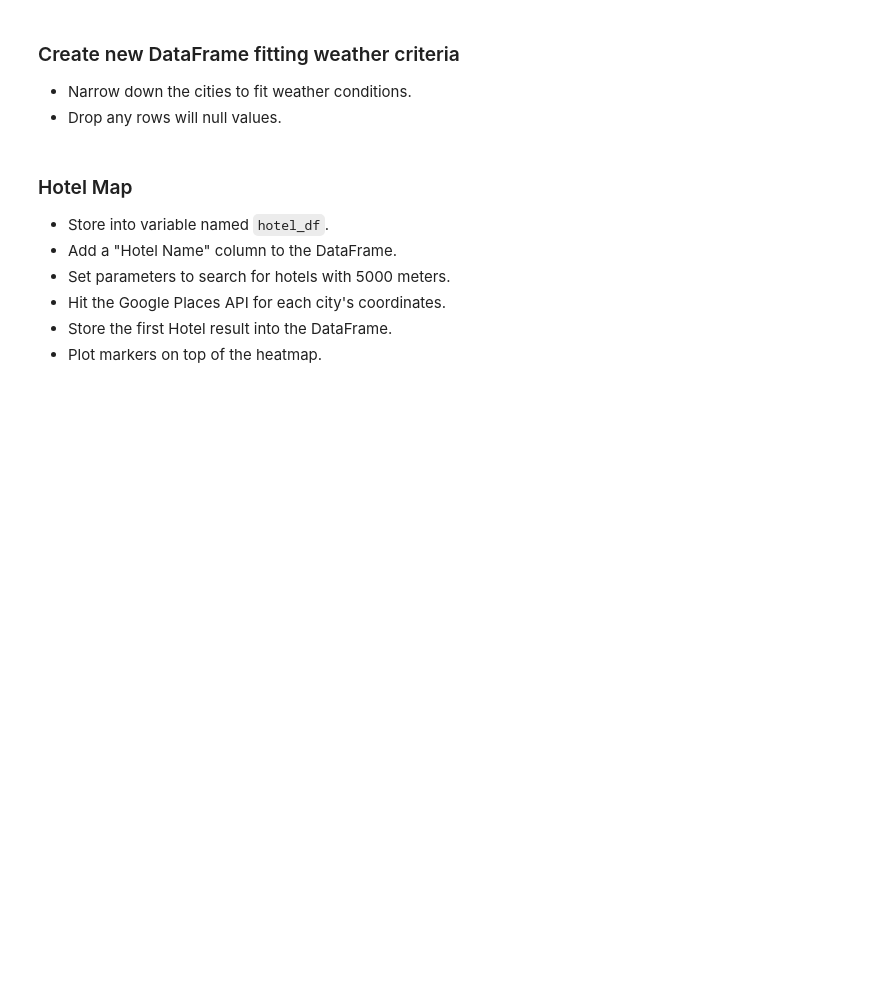
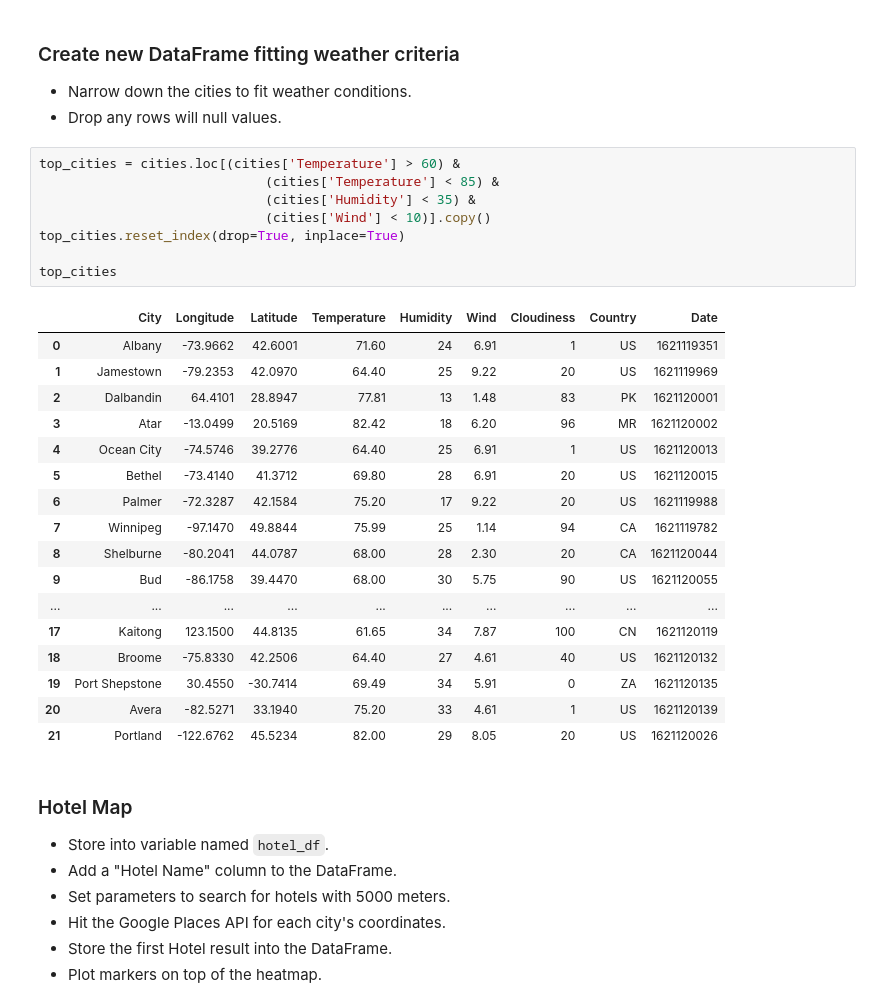
Before and after one commit to manny-p/python-api-challenge, a Jupyter notebook: VacationPy/VacationPy.ipynb, the cells around one changed output. Drawn from its saved outputs; the diff is of its cells as text; blank space fills up the shorter version.

```diff
--- a/VacationPy/VacationPy.ipynb
+++ b/VacationPy/VacationPy.ipynb
@@ -41,6 +62,32 @@ cities.head()
 ### Create new DataFrame fitting weather criteria
 * Narrow down the cities to fit weather conditions.
 * Drop any rows will null values.
+# %%
+top_cities = cities.loc[(cities['Temperature'] > 60) &
+                             (cities['Temperature'] < 85) &
+                             (cities['Humidity'] < 35) &
+                             (cities['Wind'] < 10)].copy()
+top_cities.reset_index(drop=True, inplace=True)
+
+top_cities
+# %% [output]
+|  | City | Longitude | Latitude | Temperature | Humidity | Wind | Cloudiness | Country | Date |
+| 0 | Albany | -73.9662 | 42.6001 | 71.60 | 24 | 6.91 | 1 | US | 1621119351 |
+| 1 | Jamestown | -79.2353 | 42.0970 | 64.40 | 25 | 9.22 | 20 | US | 1621119969 |
+| 2 | Dalbandin | 64.4101 | 28.8947 | 77.81 | 13 | 1.48 | 83 | PK | 1621120001 |
+| 3 | Atar | -13.0499 | 20.5169 | 82.42 | 18 | 6.20 | 96 | MR | 1621120002 |
+| 4 | Ocean City | -74.5746 | 39.2776 | 64.40 | 25 | 6.91 | 1 | US | 1621120013 |
+| 5 | Bethel | -73.4140 | 41.3712 | 69.80 | 28 | 6.91 | 20 | US | 1621120015 |
+| 6 | Palmer | -72.3287 | 42.1584 | 75.20 | 17 | 9.22 | 20 | US | 1621119988 |
+| 7 | Winnipeg | -97.1470 | 49.8844 | 75.99 | 25 | 1.14 | 94 | CA | 1621119782 |
+| 8 | Shelburne | -80.2041 | 44.0787 | 68.00 | 28 | 2.30 | 20 | CA | 1621120044 |
+| 9 | Bud | -86.1758 | 39.4470 | 68.00 | 30 | 5.75 | 90 | US | 1621120055 |
+| ... | ... | ... | ... | ... | ... | ... | ... | ... | ... |
+| 17 | Kaitong | 123.1500 | 44.8135 | 61.65 | 34 | 7.87 | 100 | CN | 1621120119 |
+| 18 | Broome | -75.8330 | 42.2506 | 64.40 | 27 | 4.61 | 40 | US | 1621120132 |
+| 19 | Port Shepstone | 30.4550 | -30.7414 | 69.49 | 34 | 5.91 | 0 | ZA | 1621120135 |
+| 20 | Avera | -82.5271 | 33.1940 | 75.20 | 33 | 4.61 | 1 | US | 1621120139 |
+| 21 | Portland | -122.6762 | 45.5234 | 82.00 | 29 | 8.05 | 20 | US | 1621120026 |
 # %% [markdown]
 ### Hotel Map
 * Store into variable named `hotel_df`.
```
Also changed, not shown: parts of 6 cells of this notebook, 3 other files.
